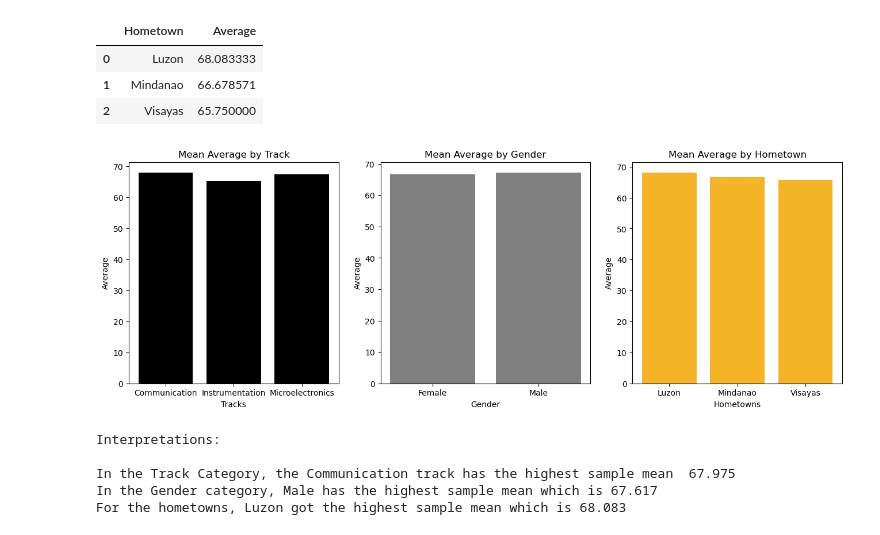
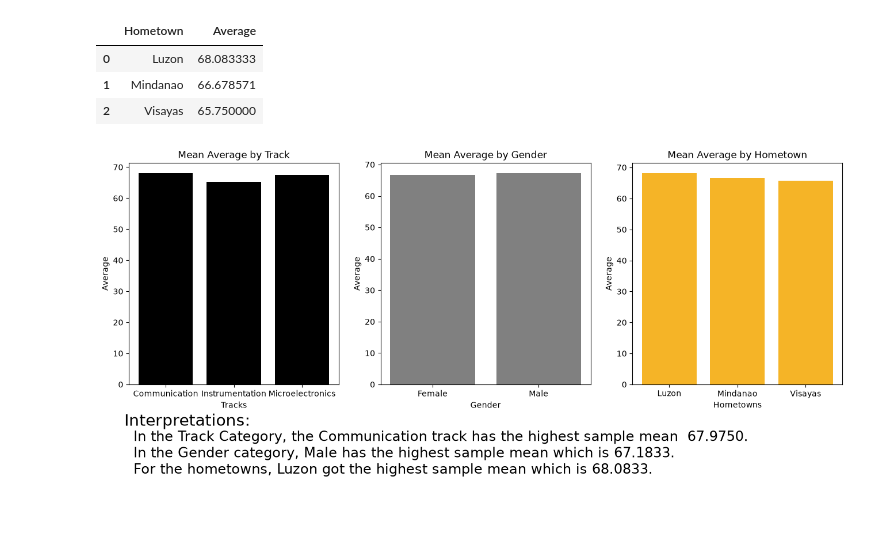
Before and after one commit to mykzacharysanmiguel/ECE-2112-PA-4, a Jupyter notebook: Programming Assignment 4.ipynb, the cells around one changed output. Drawn from its saved outputs; the diff is of its cells as text; code cells hidden in the pictures.

```diff
--- a/Programming Assignment 4.ipynb
+++ b/Programming Assignment 4.ipynb
@@ -87,23 +87,19 @@ display(trackM, genderM, hometownM)
 # %%
 bar, (track, gender, hometown) = plt.subplots(1,3,figsize=(16,5))
 
 track.bar(trackM['Track'],trackM['Average'],color='black')
 track.set(title='Mean Average by Track',xlabel='Tracks',ylabel='Average')
 
 gender.bar(genderM['Gender'],genderM['Average'],color='gray')
 gender.set(title='Mean Average by Gender',xlabel='Gender',ylabel='Average')
 
 hometown.bar(hometownM['Hometown'], hometownM['Average'],color='#F5B427')
 hometown.set(title='Mean Average by Hometown',xlabel='Hometowns',ylabel='Average')
 
+bar.text(.12, -.1, 'Interpretations: \n', fontsize=20)
+bar.text(.13, -.2, 'In the Track Category, the Communication track has the highest sample mean  67.9750.\n'
+                    'In the Gender category, Male has the highest sample mean which is 67.1833.\n'
+                    'For the hometowns, Luzon got the highest sample mean which is 68.0833.', fontsize=17)
 plt.show()
-print('Interpretations:','\n\nIn the Track Category, the Communication track has the highest sample mean  67.975')
-print('In the Gender category, Male has the highest sample mean which is 67.617')
-print('For the hometowns, Luzon got the highest sample mean which is 68.083')
 # %% [output]
-[figure, old version]
+[figure, new version]
-Interpretations:
-
-In the Track Category, the Communication track has the highest sample mean  67.975
-In the Gender category, Male has the highest sample mean which is 67.617
-For the hometowns, Luzon got the highest sample mean which is 68.083
```
